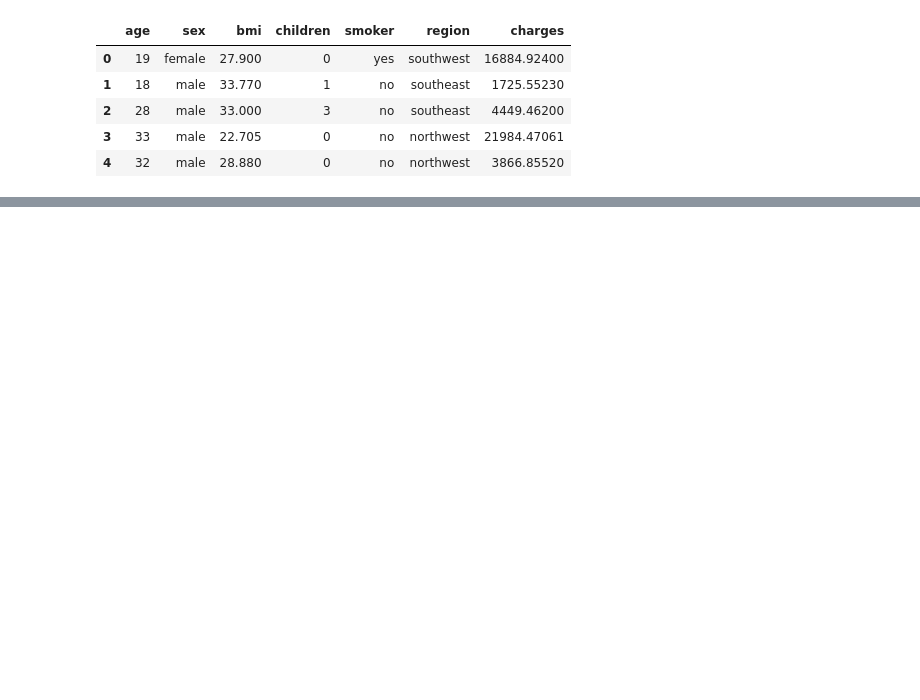
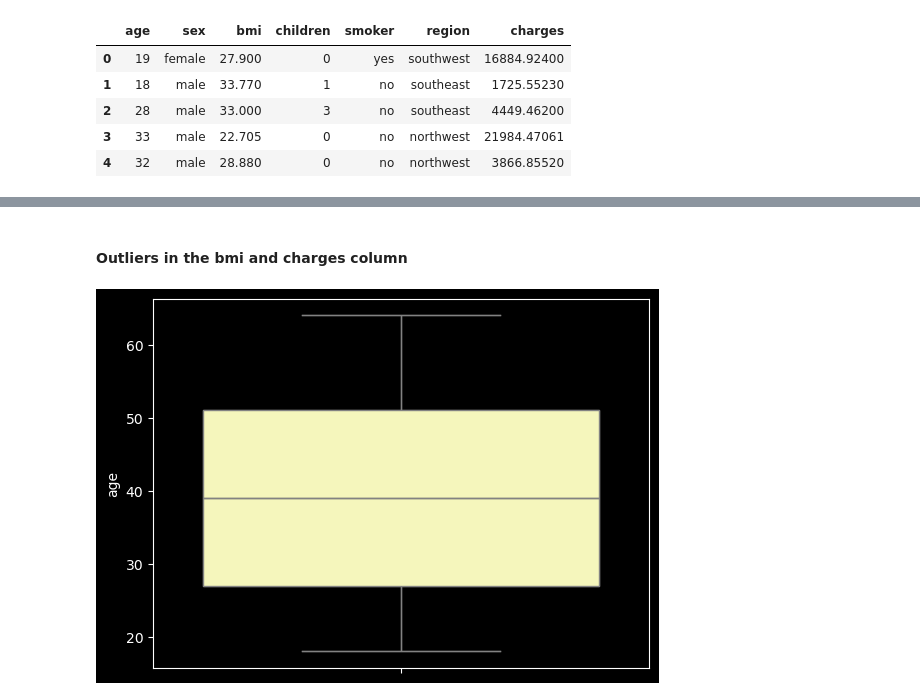
Before and after one commit to Samuel-Mbah/Medical-Insurance-Price-Prediction-Using-Machine-Learning, a Jupyter notebook: notebooks/1-data_preprocessing.ipynb, the cells around one changed output, grey strips where cells are left out. Saved outputs shown, nothing was run; the diff lists cells and outputs as text; code cells hidden in the pictures; blank space fills up the shorter version.

```diff
--- a/notebooks/1-data_preprocessing.ipynb
+++ b/notebooks/1-data_preprocessing.ipynb
@@ -151,0 +60,7 @@ df_encoded.to_csv("one_hot_encoded_df")
+# %% [markdown]
+#### Outliers in the bmi and charges column
+# %%
+sns.boxplot(df["age"])
+plt.show()
+# %% [output]
+[figure, added]
```
Also changed, not shown: parts of 27 cells of this notebook, 1 other file.
